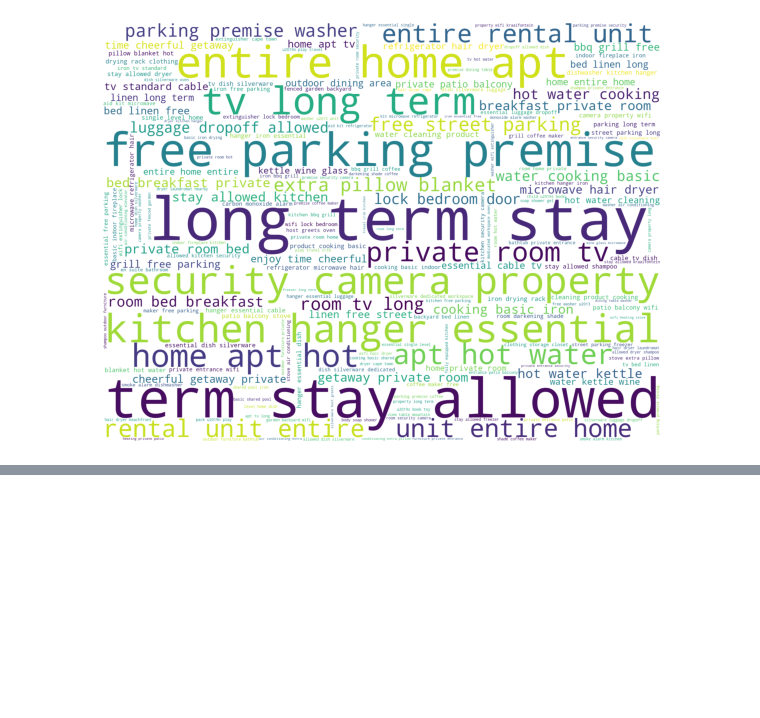
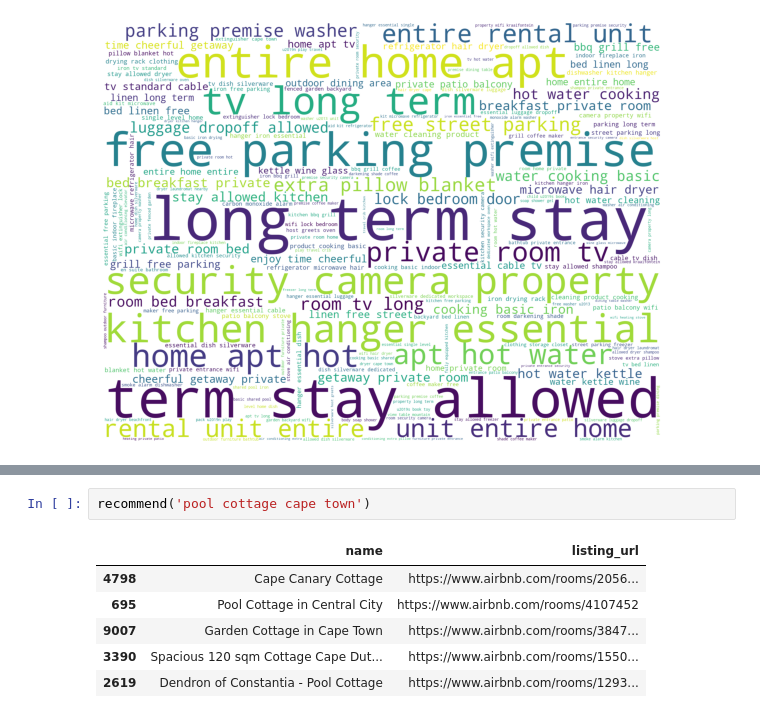
Before and after one commit to Nickimani/Airbnb_Project, a Jupyter notebook: Airbnb_Notebook.ipynb, the cells around one changed output, grey strips where cells are left out. Drawn from its saved outputs; the diff is of its cells as text; blank space fills up the shorter version.

```diff
--- a/Airbnb_Notebook.ipynb
+++ b/Airbnb_Notebook.ipynb
@@ -1497,0 +1519,9 @@ plt.axis('off');
+# %%
+recommend('pool cottage cape town')
+# %% [output]
+|  | name | listing_url |
+| 4798 | Cape Canary Cottage | https://www.airbnb.com/rooms/2056... |
+| 695 | Pool Cottage in Central City | https://www.airbnb.com/rooms/4107452 |
+| 9007 | Garden Cottage in Cape Town | https://www.airbnb.com/rooms/3847... |
+| 3390 | Spacious 120 sqm Cottage Cape Dut... | https://www.airbnb.com/rooms/1550... |
+| 2619 | Dendron of Constantia - Pool Cottage | https://www.airbnb.com/rooms/1293... |
```
Also changed, not shown: parts of 12 cells of this notebook.
